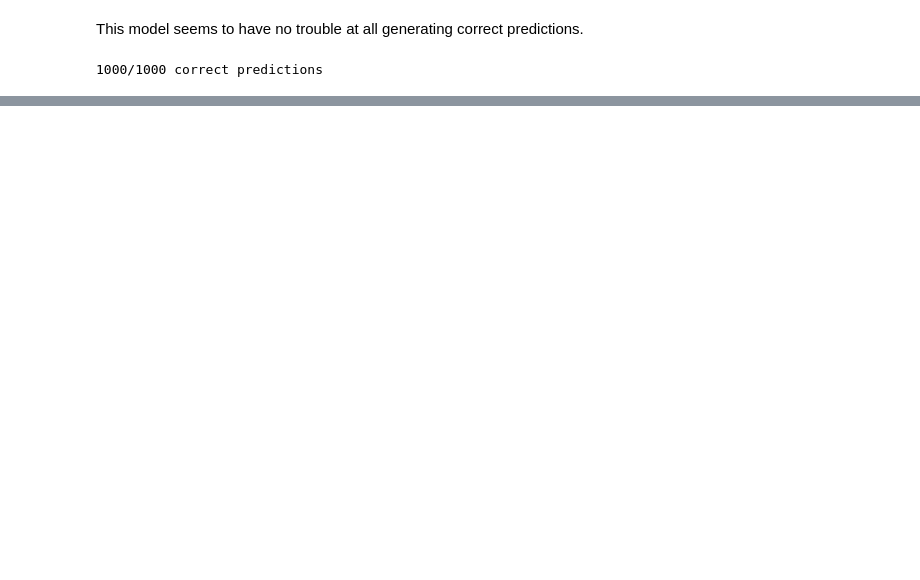
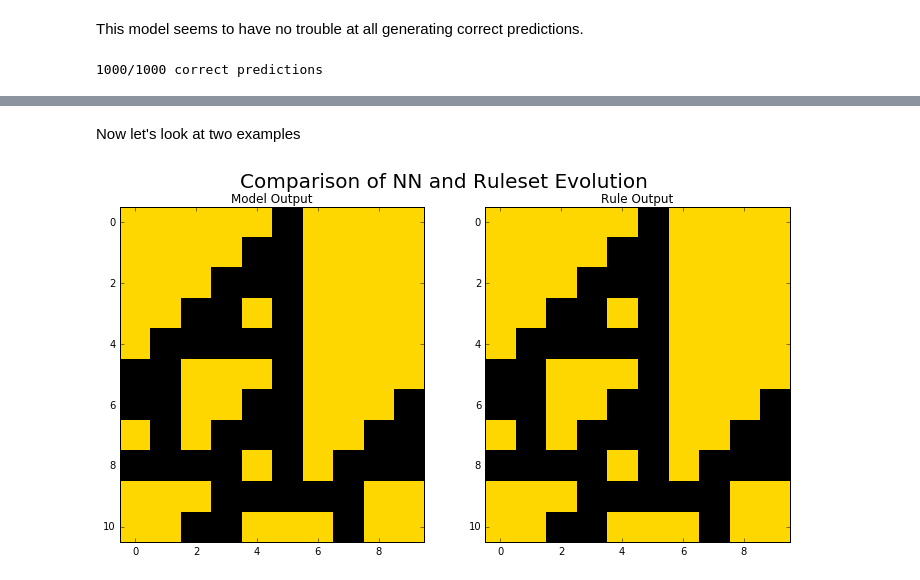
Before and after one commit to 1boyer/data_science, a Jupyter notebook: Cellular_Automata.ipynb, the cells around one changed output, grey strips where cells are left out. Cells and saved outputs as stored; diff of their text form; code cells hidden in the pictures; blank space fills up the shorter version.

```diff
--- a/Cellular_Automata.ipynb
+++ b/Cellular_Automata.ipynb
@@ -402,17 +279,0 @@ Epoch 10/10
-# %%
-train_gen110 = generate(110, batch_size=1, memory=0, min_dead=8)
-val_gen110 = generate(110, batch_size=1, memory=0, min_dead=8)
-
-model = Sequential()
-
-model.add(layers.Dense(6, activation='relu', input_shape=(None, 10)))
-model.add(layers.Dense(10, activation='sigmoid'))
-
-model.compile(optimizer=Adam(), loss='binary_crossentropy')
-history = model.fit_generator(train_gen110,
-                             steps_per_epoch=2**12,
-                             epochs=10,
-                             validation_data=val_gen110,
-                             validation_steps=100,
-                             verbose=1)
-test_predictions(model, val_gen110)
@@ -442,0 +318,21 @@ Given that the intermediate layer is smaller than the input and output layers, i
+# %% [markdown]
+Now let's look at two examples
+# %%
+x,y = next(val_gen110)
+st1 = model_evolve(model, x[0][0])
+st2 = true_evolve(110, x[0][0])
+
+from matplotlib.colors import ListedColormap
+fig, (ax1, ax2) = pp.subplots(1,2,figsize=(12, 6))
+cmap = ListedColormap(['gold','black'])
+fig.suptitle('Comparison of NN and Ruleset Evolution', fontsize=20)
+
+ax1.set_title("Model Output")
+ax1.imshow(st1,interpolation='nearest',
+                    cmap = cmap)
+ax2.set_title("Rule Output")
+ax2.imshow(st2,interpolation='nearest',
+                    cmap = cmap)
+pp.show()
+# %% [output]
+[figure, added]
```
Also changed, not shown: parts of 22 cells of this notebook.
